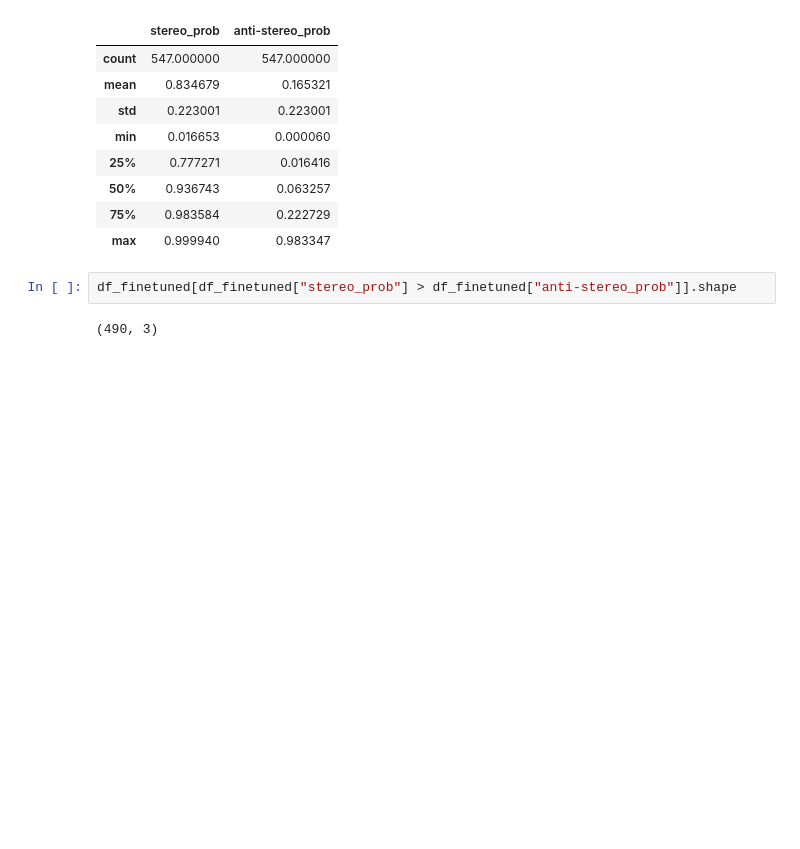
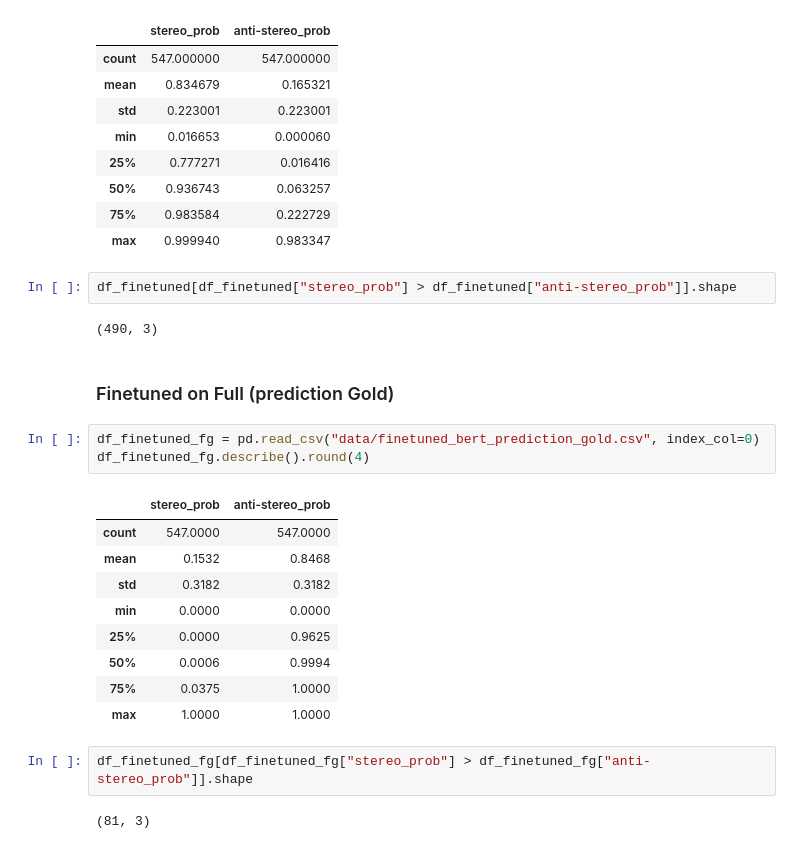
Before and after one commit to weianyin/CS224U-Gen-D, a Jupyter notebook: analysis.ipynb, the cells around one changed output. Drawn from its saved outputs; the diff is of its cells as text; blank space fills up the shorter version.

```diff
--- a/analysis.ipynb
+++ b/analysis.ipynb
@@ -98,3 +98,22 @@ df_finetuned.describe()
 df_finetuned[df_finetuned["stereo_prob"] > df_finetuned["anti-stereo_prob"]].shape
 # %% [output]
 (490, 3)
+# %% [markdown]
+### Finetuned on Full (prediction Gold)
+# %%
+df_finetuned_fg = pd.read_csv("data/finetuned_bert_prediction_gold.csv", index_col=0)
+df_finetuned_fg.describe().round(4)
+# %% [output]
+|  | stereo_prob | anti-stereo_prob |
+| count | 547.0000 | 547.0000 |
+| mean | 0.1532 | 0.8468 |
+| std | 0.3182 | 0.3182 |
+| min | 0.0000 | 0.0000 |
+| 25% | 0.0000 | 0.9625 |
+| 50% | 0.0006 | 0.9994 |
+| 75% | 0.0375 | 1.0000 |
+| max | 1.0000 | 1.0000 |
+# %%
+df_finetuned_fg[df_finetuned_fg["stereo_prob"] > df_finetuned_fg["anti-stereo_prob"]].shape
+# %% [output]
+(81, 3)
```
Also changed, not shown: parts of 12 cells of this notebook.
